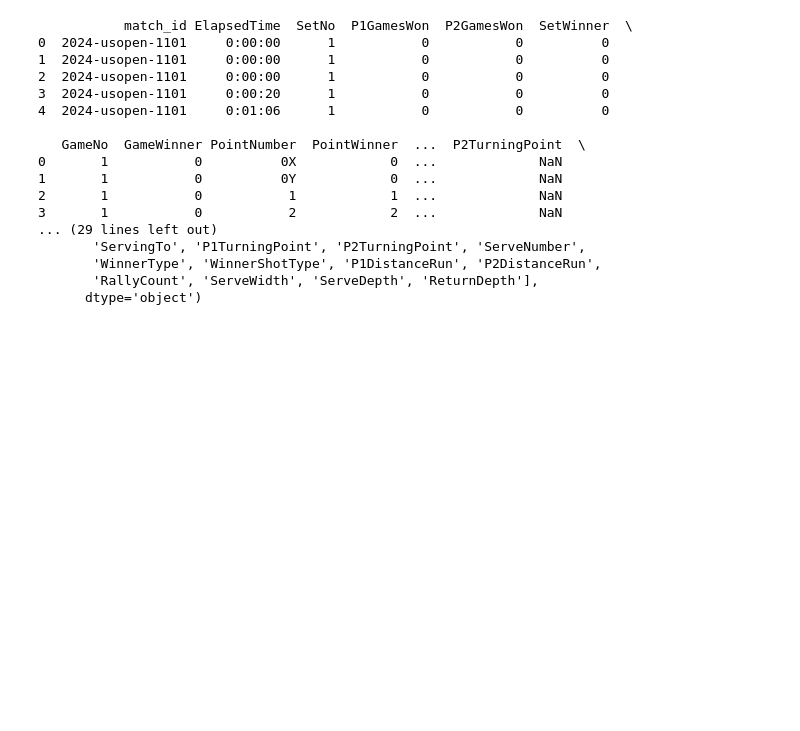
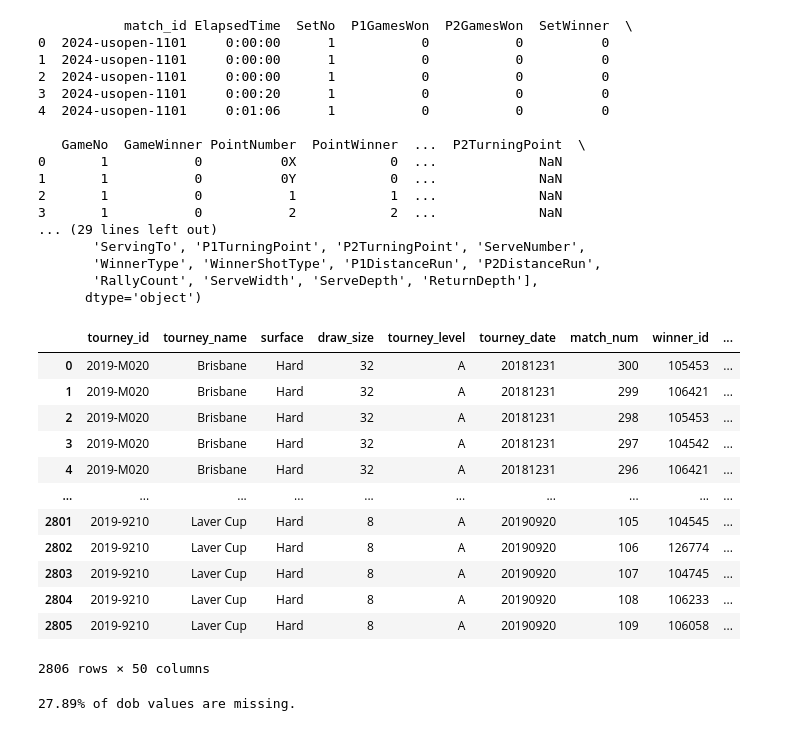
Before and after one commit to phoenox001/TennisMatchAnalysis, a Jupyter notebook: notebooks/eda.ipynb, the cells around one changed output. Saved outputs shown, nothing was run; the diff lists cells and outputs as text; code cells hidden in the pictures; blank space fills up the shorter version.

```diff
--- a/notebooks/eda.ipynb
+++ b/notebooks/eda.ipynb
@@ -219,3 +221,26 @@ print(points_data.columns)
        'WinnerType', 'WinnerShotType', 'P1DistanceRun', 'P2DistanceRun',
        'RallyCount', 'ServeWidth', 'ServeDepth', 'ReturnDepth'],
       dtype='object')
+# %%
+# add match_id to atp_matches
+match['match_id'] = match['tourney_id'] + '-' + match['match_num'].astype('str')
+match
+# %% [output]
+|  | tourney_id | tourney_name | surface | draw_size | tourney_level | tourney_date | match_num | winner_id | ... |
+| 0 | 2019-M020 | Brisbane | Hard | 32 | A | 20181231 | 300 | 105453 | ... |
+| 1 | 2019-M020 | Brisbane | Hard | 32 | A | 20181231 | 299 | 106421 | ... |
+| 2 | 2019-M020 | Brisbane | Hard | 32 | A | 20181231 | 298 | 105453 | ... |
+| 3 | 2019-M020 | Brisbane | Hard | 32 | A | 20181231 | 297 | 104542 | ... |
+| 4 | 2019-M020 | Brisbane | Hard | 32 | A | 20181231 | 296 | 106421 | ... |
+| ... | ... | ... | ... | ... | ... | ... | ... | ... | ... |
+| 2801 | 2019-9210 | Laver Cup | Hard | 8 | A | 20190920 | 105 | 104545 | ... |
+| 2802 | 2019-9210 | Laver Cup | Hard | 8 | A | 20190920 | 106 | 126774 | ... |
+| 2803 | 2019-9210 | Laver Cup | Hard | 8 | A | 20190920 | 107 | 104745 | ... |
+| 2804 | 2019-9210 | Laver Cup | Hard | 8 | A | 20190920 | 108 | 106233 | ... |
+| 2805 | 2019-9210 | Laver Cup | Hard | 8 | A | 20190920 | 109 | 106058 | ... |
+2806 rows × 50 columns
+# %%
+missing_ratio = players["dob"].isna().mean()
+print(f"{missing_ratio:.2%} of dob values are missing.")
+# %% [output]
+27.89% of dob values are missing.
```
Also changed, not shown: parts of 3 cells of this notebook, 6 other files.
